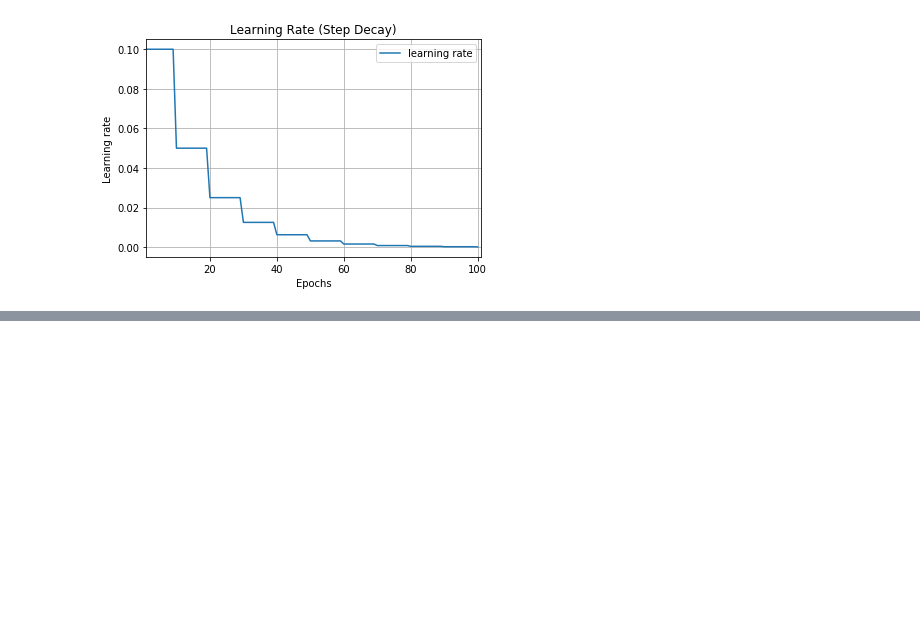
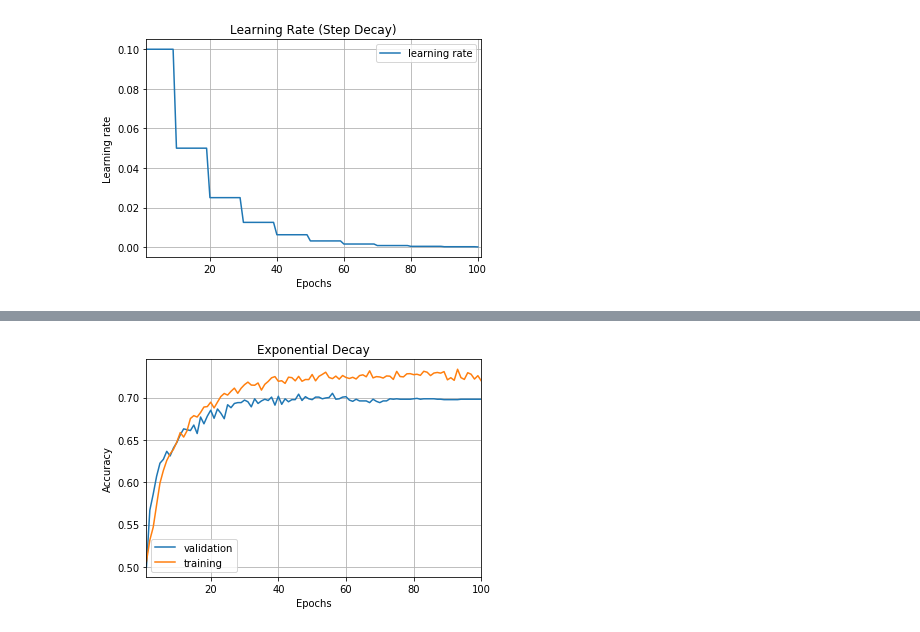
Before and after one commit to harshildarji/Machine-Learning, a Jupyter notebook: learning_rate.ipynb, the cells around one changed output, grey strips where cells are left out. Saved outputs shown, nothing was run; the diff lists cells and outputs as text; code cells hidden in the pictures; blank space fills up the shorter version.

```diff
--- a/learning_rate.ipynb
+++ b/learning_rate.ipynb
@@ -281,0 +296,16 @@ plot_lr('step decay', loss_history)
+# %%
+class LossHistory_(keras.callbacks.Callback):
+    def on_train_begin(self, logs={}):
+        self.losses = []
+        self.lr = []
+
+    def on_epoch_end(self, batch, logs={}):
+        self.losses.append(logs.get('loss'))
+        self.lr.append(exp_decay(len(self.losses)))
+        print('lr: {}'.format(exp_decay(len(self.losses))))
+# %%
+def exp_decay(epoch):
+    initial_lr = 0.1
+    k = 0.1
+    lr = initial_lr * np.exp(-k*epoch)
+    return lr
@@ -281,0 +314,4 @@ plot_lr('step decay', loss_history)
+# %%
+loss_history_ = LossHistory_()
+lr_ = LearningRateScheduler(exp_decay)
+callbacks_list_ = [loss_history_, lr_]
@@ -281,0 +320,2 @@ plot_lr('step decay', loss_history)
+# %%
+ed_history = ed_model.fit(X_train, y_train, batch_size=BATCH_SIZE, epochs=EPOCHS, verbose=2, validation_data=(X_test, y_test), callbacks=callbacks_list_)
@@ -281,0 +340,4 @@ plot_lr('step decay', loss_history)
+# %%
+plot('Exponential Decay', ed_history)
+# %% [output]
+[figure, added]
```
Also changed, not shown: parts of 56 cells of this notebook.
